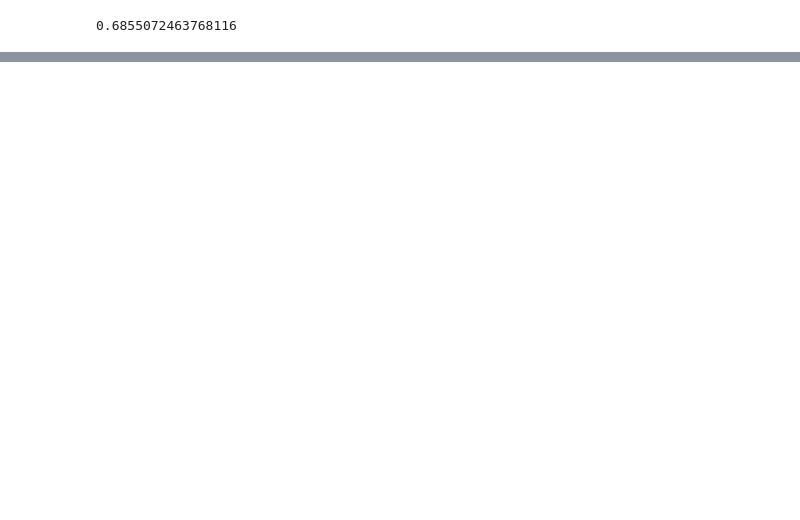
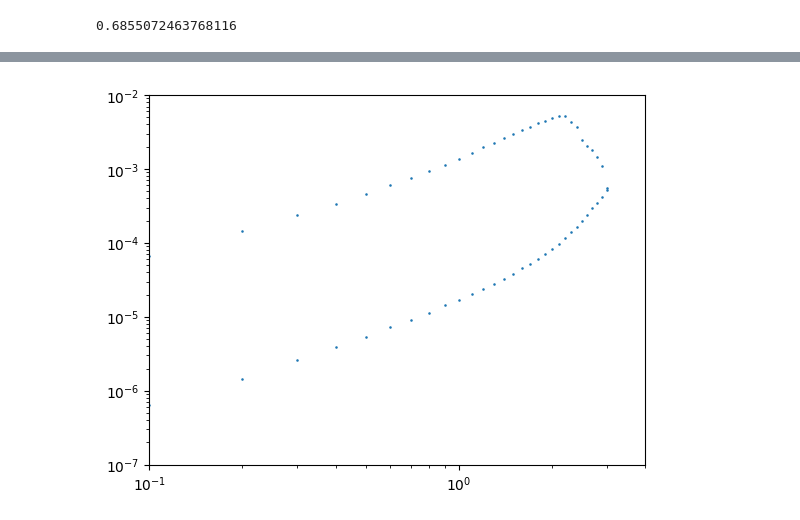
Before and after one commit to OneMoreGate/TiN-HZO_experimental, a Jupyter notebook: Ag_HZO_TS.ipynb, the cells around one changed output, grey strips where cells are left out. Cells and saved outputs as stored; diff of their text form; code cells hidden in the pictures; blank space fills up the shorter version.

```diff
--- a/Ag_HZO_TS.ipynb
+++ b/Ag_HZO_TS.ipynb
@@ -178,0 +206,9 @@ V_th_mean
+# %%
+df = d_4_2_2.get_single_data('F10-100', 92)
+plt.scatter(df[0], np.abs(df[1]), s=0.7)
+plt.xlim([1e-1, 4])
+plt.ylim([1e-7, 1e-2])
+plt.xscale('log')
+plt.yscale('log')
+# %% [output]
+[figure, added]
```
Also changed, not shown: parts of 5 cells of this notebook, 1 other file.
